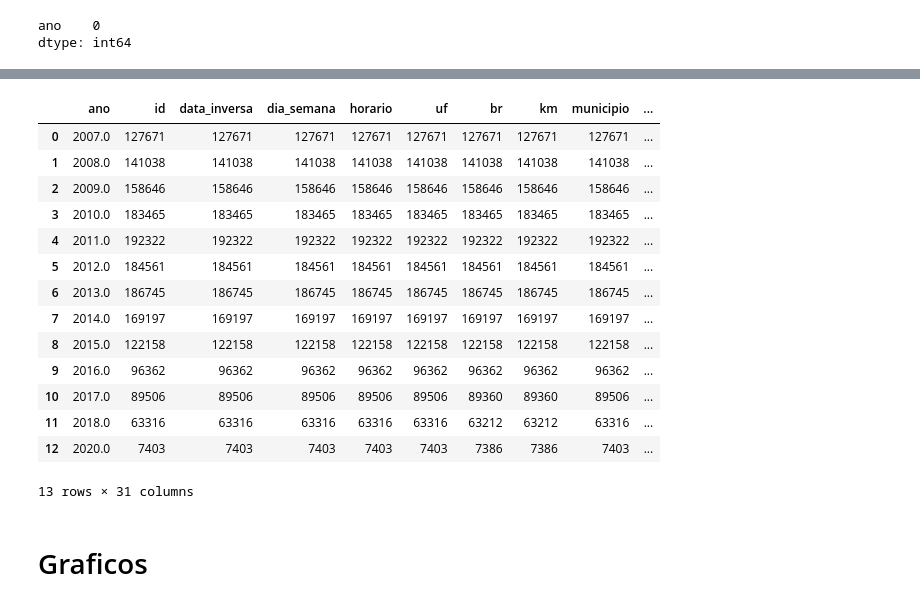
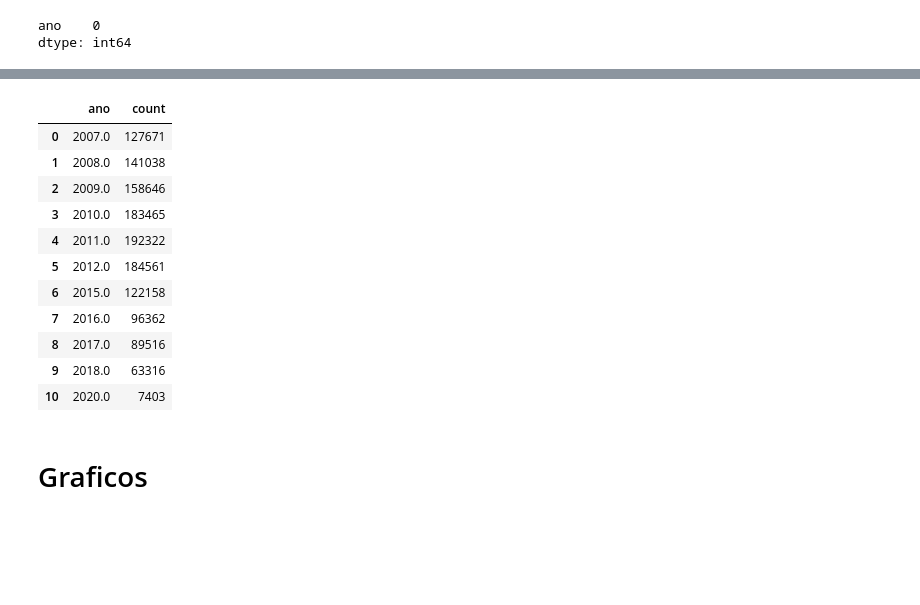
Before and after one commit to raphael720/Projetos_VD, a Jupyter notebook: Projeto_01/Data_V.ipynb, the cells around one changed output, grey strips where cells are left out. Cells and saved outputs as stored; diff of their text form; code cells hidden in the pictures; blank space fills up the shorter version.

```diff
--- a/Projeto_01/Data_V.ipynb
+++ b/Projeto_01/Data_V.ipynb
@@ -43,3 +43,4 @@ for file in files:
 
 df_final = pd.concat(dataframes, ignore_index=True)
 df_sem_duplicatas = df_final.drop_duplicates(subset='id')
+df_sem_duplicatas['count'] = 1
@@ -105,21 +106,18 @@ df_sem_duplicatas
 # %%
-df_sem_duplicatas.groupby(['ano']).count().reset_index()
+df_sem_duplicatas.groupby(['ano'])['count'].sum().reset_index()
 # %% [output]
-|  | ano | id | data_inversa | dia_semana | horario | uf | br | km | municipio | ... |
-| 0 | 2007.0 | 127671 | 127671 | 127671 | 127671 | 127671 | 127671 | 127671 | 127671 | ... |
-| 1 | 2008.0 | 141038 | 141038 | 141038 | 141038 | 141038 | 141038 | 141038 | 141038 | ... |
-| 2 | 2009.0 | 158646 | 158646 | 158646 | 158646 | 158646 | 158646 | 158646 | 158646 | ... |
-| 3 | 2010.0 | 183465 | 183465 | 183465 | 183465 | 183465 | 183465 | 183465 | 183465 | ... |
-| 4 | 2011.0 | 192322 | 192322 | 192322 | 192322 | 192322 | 192322 | 192322 | 192322 | ... |
-| 5 | 2012.0 | 184561 | 184561 | 184561 | 184561 | 184561 | 184561 | 184561 | 184561 | ... |
-| 6 | 2013.0 | 186745 | 186745 | 186745 | 186745 | 186745 | 186745 | 186745 | 186745 | ... |
-| 7 | 2014.0 | 169197 | 169197 | 169197 | 169197 | 169197 | 169197 | 169197 | 169197 | ... |
-| 8 | 2015.0 | 122158 | 122158 | 122158 | 122158 | 122158 | 122158 | 122158 | 122158 | ... |
-| 9 | 2016.0 | 96362 | 96362 | 96362 | 96362 | 96362 | 96362 | 96362 | 96362 | ... |
-| 10 | 2017.0 | 89506 | 89506 | 89506 | 89506 | 89506 | 89360 | 89360 | 89506 | ... |
-| 11 | 2018.0 | 63316 | 63316 | 63316 | 63316 | 63316 | 63212 | 63212 | 63316 | ... |
-| 12 | 2020.0 | 7403 | 7403 | 7403 | 7403 | 7403 | 7386 | 7386 | 7403 | ... |
+|  | ano | count |
+| 0 | 2007.0 | 127671 |
+| 1 | 2008.0 | 141038 |
+| 2 | 2009.0 | 158646 |
+| 3 | 2010.0 | 183465 |
+| 4 | 2011.0 | 192322 |
+| 5 | 2012.0 | 184561 |
+| 6 | 2015.0 | 122158 |
+| 7 | 2016.0 | 96362 |
+| 8 | 2017.0 | 89516 |
+| 9 | 2018.0 | 63316 |
+| 10 | 2020.0 | 7403 |
-13 rows × 31 columns
 # %% [markdown]
 # Graficos
 # %%
```
Also changed, not shown: parts of 25 cells of this notebook.
